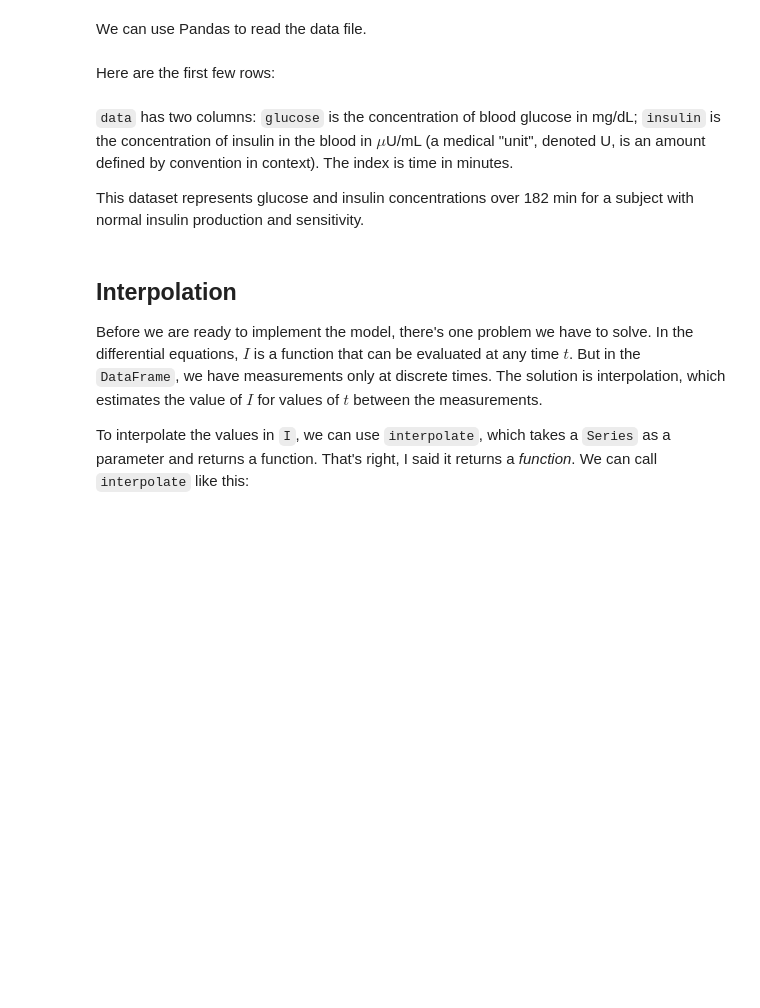
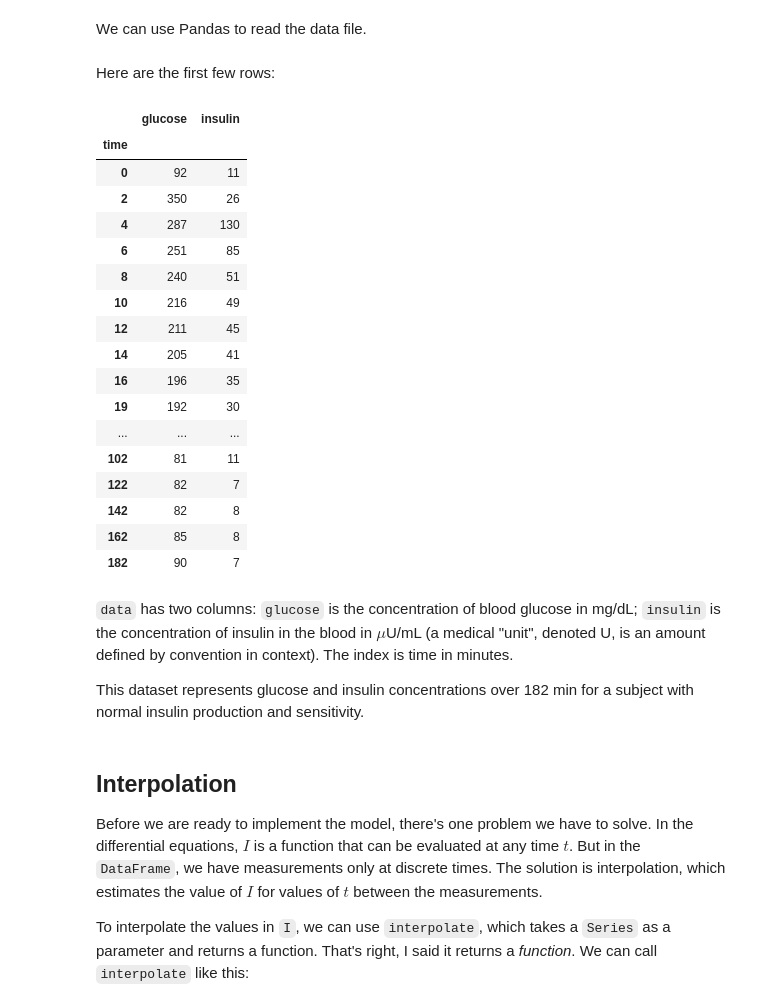
Before and after one commit to jaeohshin/pk-model, a Jupyter notebook: chapters/chap17.ipynb, the cells around one changed output. Saved outputs shown, nothing was run; the diff lists cells and outputs as text; code cells hidden in the pictures; blank space fills up the shorter version.

```diff
--- a/chapters/chap17.ipynb
+++ b/chapters/chap17.ipynb
@@ -149,7 +154,26 @@ data = read_csv('glucose_insulin.csv', index_col='time')
 # %% [markdown]
 Here are the first few rows:
 # %%
-data.head()
+data.head(100)
+# %% [output]
+|  | glucose | insulin |
+| time |  |  |
+| 0 | 92 | 11 |
+| 2 | 350 | 26 |
+| 4 | 287 | 130 |
+| 6 | 251 | 85 |
+| 8 | 240 | 51 |
+| 10 | 216 | 49 |
+| 12 | 211 | 45 |
+| 14 | 205 | 41 |
+| 16 | 196 | 35 |
+| 19 | 192 | 30 |
+| ... | ... | ... |
+| 102 | 81 | 11 |
+| 122 | 82 | 7 |
+| 142 | 82 | 8 |
+| 162 | 85 | 8 |
+| 182 | 90 | 7 |
 # %% [markdown]
 `data` has two columns: `glucose` is the concentration of blood glucose in mg/dL; `insulin` is the concentration of insulin in the blood in $\mu$U/mL (a medical "unit", denoted U, is an amount defined by convention in context). The index is time in minutes.
 
```
Also changed, not shown: parts of 9 cells of this notebook.
